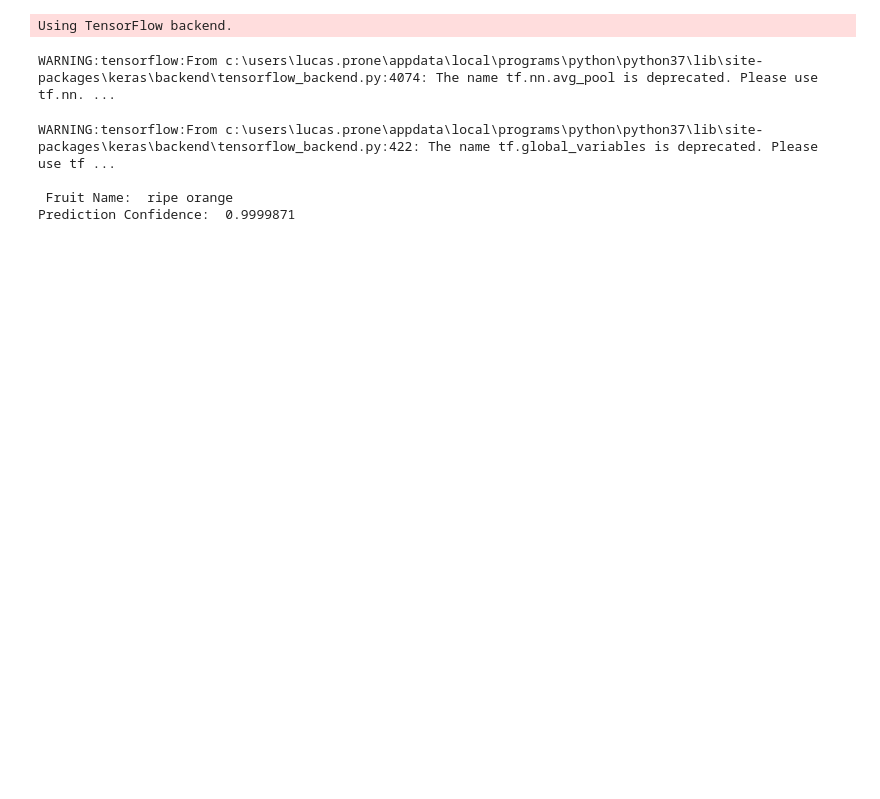
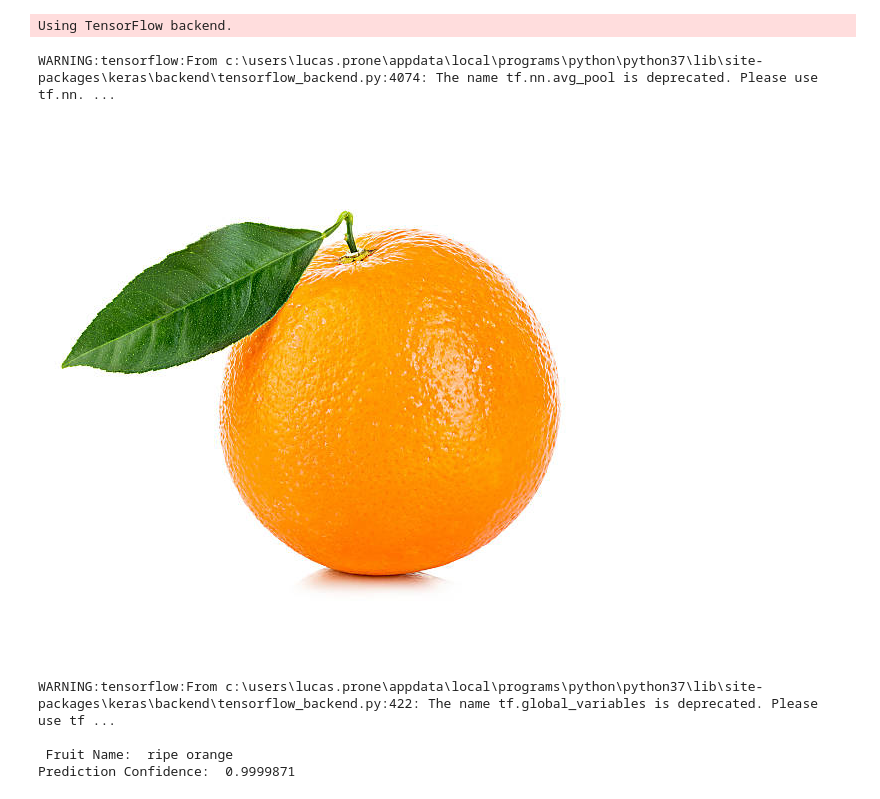
Before and after one commit to lprone/orangeClassifier, a Jupyter notebook: orangeClassifier.ipynb, the cells around one changed output. Saved outputs shown, nothing was run; the diff lists cells and outputs as text; code cells hidden in the pictures; blank space fills up the shorter version.

Commit message:
added gitignore & image display

```diff
--- a/orangeClassifier.ipynb
+++ b/orangeClassifier.ipynb
@@ -16,3 +15,7 @@ WARNING:tensorflow:From c:\users\lucas.prone\appdata\local\programs\python\pytho
+# %%
+display(Image("orange.jpg"))
+# %% [output]
+[figure, added]
 # %%
 fruit_name, confidence = classifier.predict("orange.jpg")
 print(" Fruit Name: ",fruit_name)
```
Also changed, not shown: parts of 2 cells of this notebook, 1 other file.
